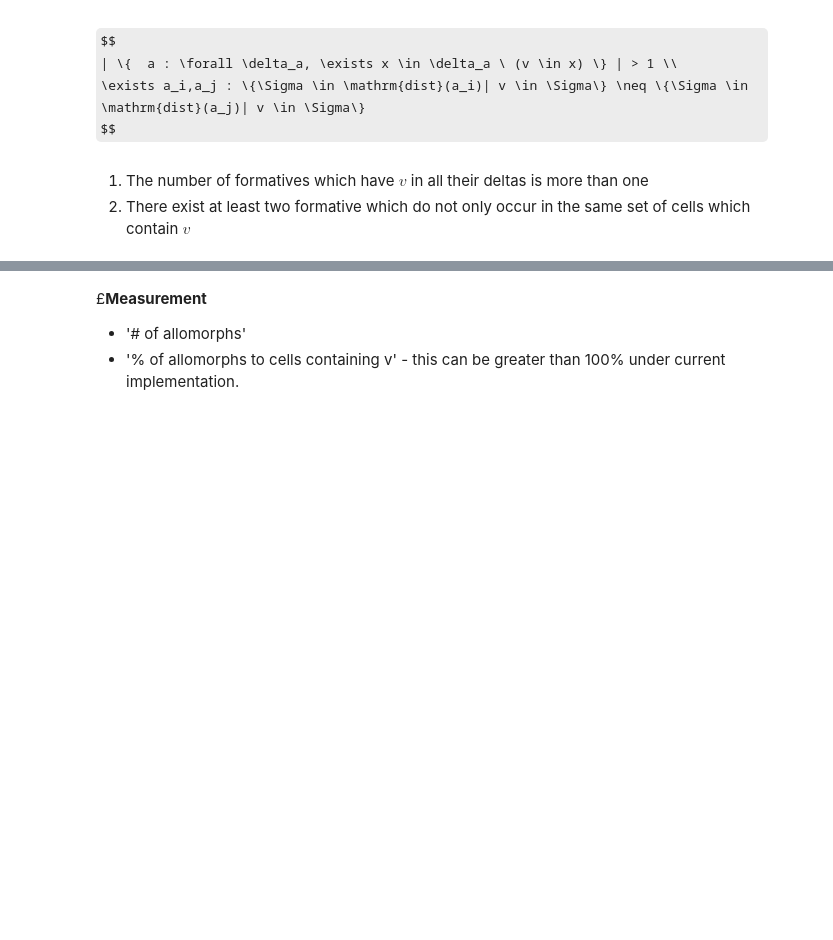
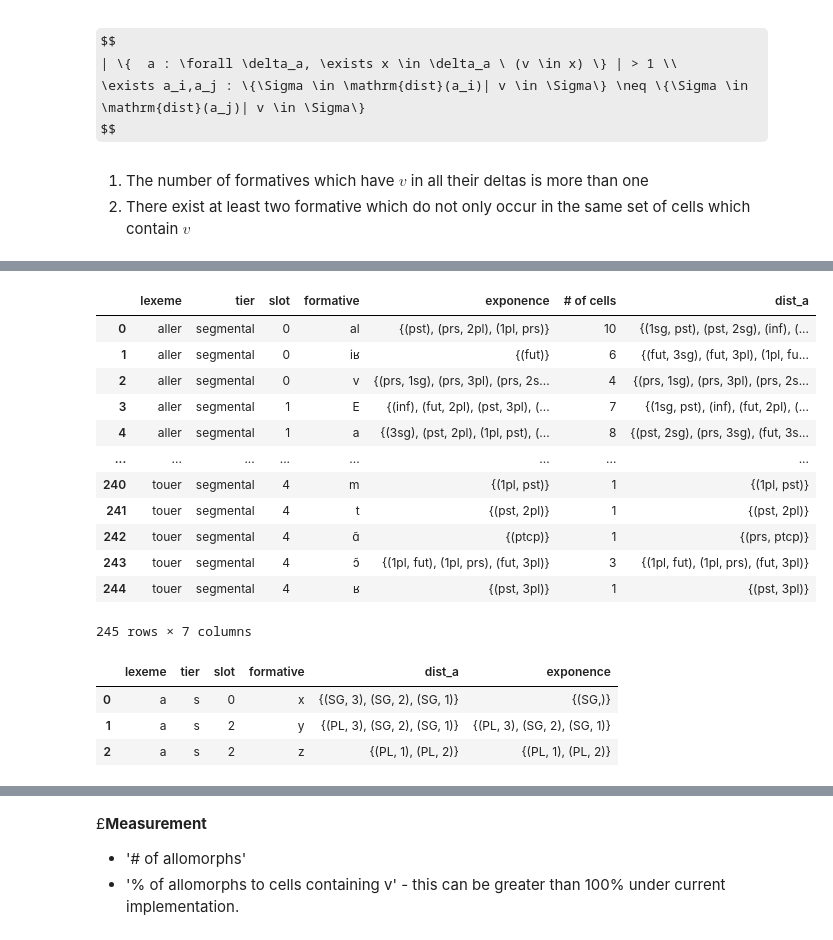
Before and after one commit to maecarroll/setMorph, a Jupyter notebook: ExponenceTypology.ipynb, the cells around one changed output, grey strips where cells are left out. Drawn from its saved outputs; the diff is of its cells as text; code cells hidden in the pictures; some formulas as TeX source; blank space fills up the shorter version.

```diff
--- a/ExponenceTypology.ipynb
+++ b/ExponenceTypology.ipynb
@@ -274,0 +275,16 @@ pd.DataFrame(allo)
+# %%
+exponents
+# %% [output]
+|  | lexeme | tier | slot | formative | exponence | # of cells | dist_a |
+| 0 | aller | segmental | 0 | al | {(pst), (prs, 2pl), (1pl, prs)} | 10 | {(1sg, pst), (pst, 2sg), (inf), (... |
+| 1 | aller | segmental | 0 | iʁ | {(fut)} | 6 | {(fut, 3sg), (fut, 3pl), (1pl, fu... |
+| 2 | aller | segmental | 0 | v | {(prs, 1sg), (prs, 3pl), (prs, 2s... | 4 | {(prs, 1sg), (prs, 3pl), (prs, 2s... |
+| 3 | aller | segmental | 1 | E | {(inf), (fut, 2pl), (pst, 3pl), (... | 7 | {(1sg, pst), (inf), (fut, 2pl), (... |
+| 4 | aller | segmental | 1 | a | {(3sg), (pst, 2pl), (1pl, pst), (... | 8 | {(pst, 2sg), (prs, 3sg), (fut, 3s... |
+| ... | ... | ... | ... | ... | ... | ... | ... |
+| 240 | touer | segmental | 4 | m | {(1pl, pst)} | 1 | {(1pl, pst)} |
+| 241 | touer | segmental | 4 | t | {(pst, 2pl)} | 1 | {(pst, 2pl)} |
+| 242 | touer | segmental | 4 | ɑ̃ | {(ptcp)} | 1 | {(prs, ptcp)} |
+| 243 | touer | segmental | 4 | ɔ̃ | {(1pl, fut), (1pl, prs), (fut, 3pl)} | 3 | {(1pl, fut), (1pl, prs), (fut, 3pl)} |
+| 244 | touer | segmental | 4 | ʁ | {(pst, 3pl)} | 1 | {(pst, 3pl)} |
+245 rows × 7 columns
@@ -274,0 +296,7 @@ pd.DataFrame(allo)
+# %%
+exponents
+# %% [output]
+|  | lexeme | tier | slot | formative | dist_a | exponence |
+| 0 | a | s | 0 | x | {(SG, 3), (SG, 2), (SG, 1)} | {(SG,)} |
+| 1 | a | s | 2 | y | {(PL, 3), (SG, 2), (SG, 1)} | {(PL, 3), (SG, 2), (SG, 1)} |
+| 2 | a | s | 2 | z | {(PL, 1), (PL, 2)} | {(PL, 1), (PL, 2)} |
```
Also changed, not shown: parts of 10 cells of this notebook, 2 other files.
